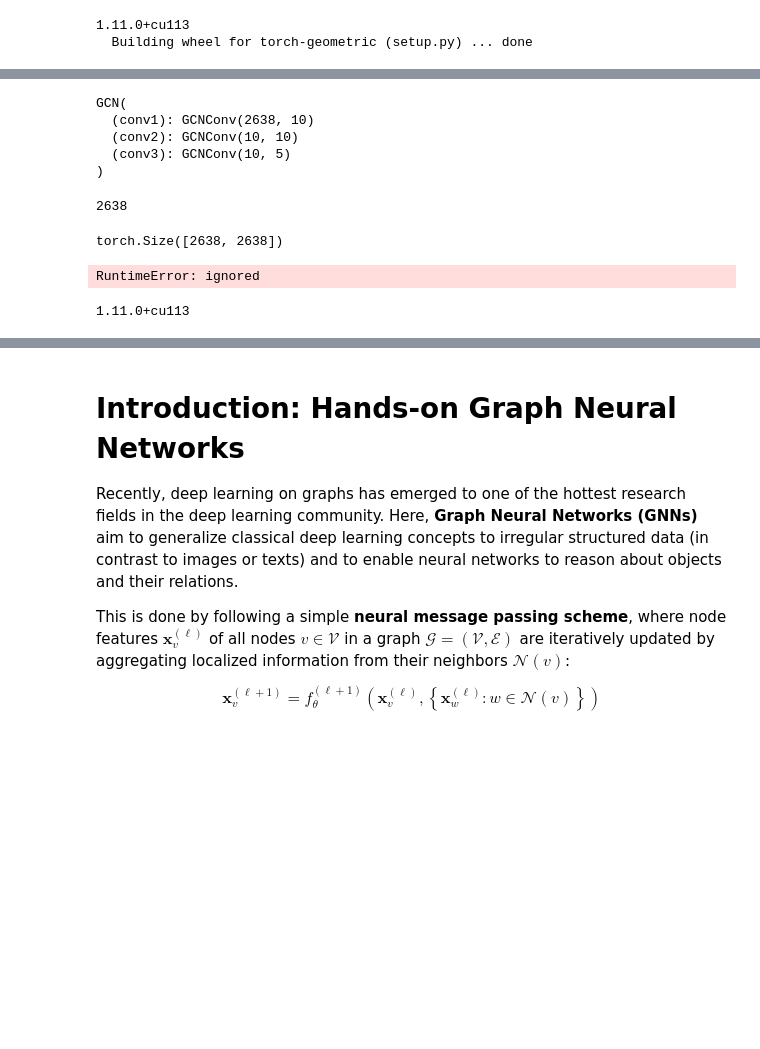
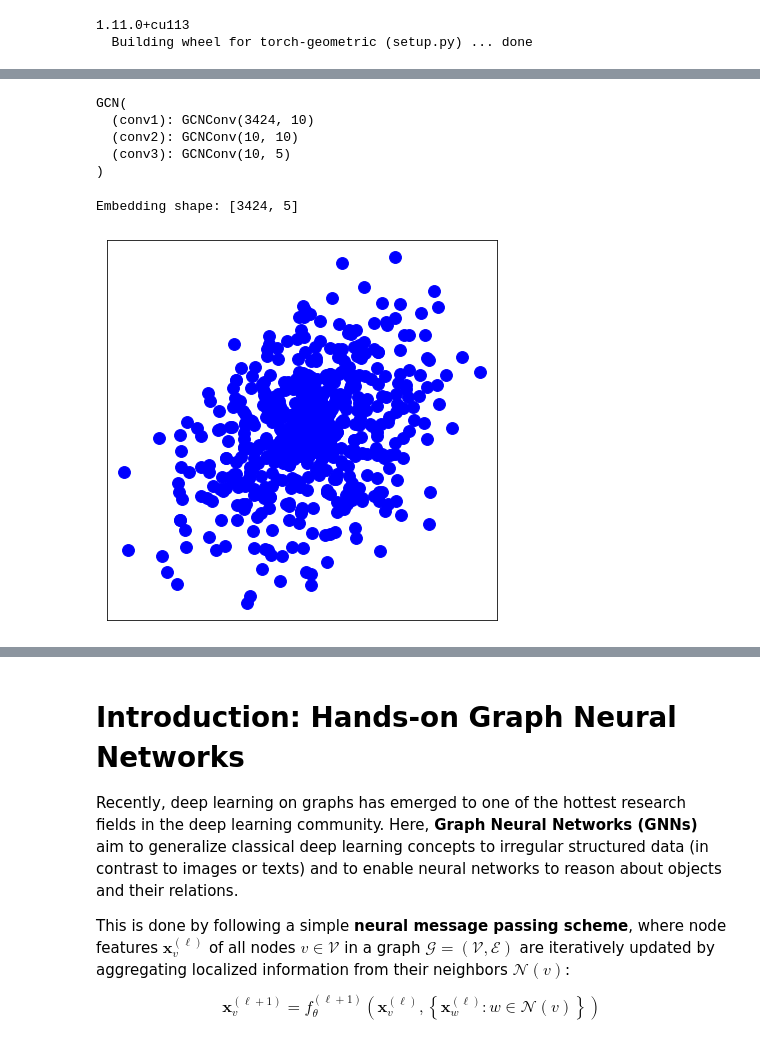
Before and after one commit to Zahid8/Pytorch-Geometric, a Jupyter notebook: Copy_of_intro_+_self_graph_NN.ipynb, the cells around one changed output, grey strips where cells are left out. Cells and saved outputs as stored; diff of their text form; code cells hidden in the pictures; blank space fills up the shorter version.

```diff
--- a/Copy_of_intro_+_self_graph_NN.ipynb
+++ b/Copy_of_intro_+_self_graph_NN.ipynb
@@ -245,33 +256,25 @@ class GCN(torch.nn.Module):
         h = h.tanh()  # Final GNN embedding space.
 
         # Apply a final (linear) classifier.
-        #out = self.classifier(h)
+        out = h
 
-        return h
+        return out,h
 
 model = GCN()
 print(model)
 # %% [output]
 GCN(
-  (conv1): GCNConv(2638, 10)
+  (conv1): GCNConv(3424, 10)
   (conv2): GCNConv(10, 10)
   (conv3): GCNConv(10, 5)
 )
-# %%
-dataset.num_features
-# %% [output]
-2638
-# %%
-data.edge_index.shape
-data.x.shape
-# %% [output]
-torch.Size([2638, 2638])
 # %%
 model = GCN()
 
-h = model(data.x, data.edge_index)
-#print(f'Embedding shape: {list(h.shape)}')
+_,h = model(data.x, data.edge_index)
+print(f'Embedding shape: {list(h.shape)}')
 
-#visualize_embedding(h, color='blue')
+visualize_embedding(h, color='blue')
 # %% [output]
-RuntimeError: ignored
+Embedding shape: [3424, 5]
+[figure, added]
@@ -282,43 +280,0 @@ for i in range(len(df3['edge_pairs'])):
-# %%
-# Install required packages.
-import os
-import torch
-os.environ['TORCH'] = torch.__version__
-print(torch.__version__)
-from typing import Callable, Optional
-
-import torch
-
-from torch_geometric.data import Data, InMemoryDataset
-
-
-!pip install -q torch-scatter -f https://data.pyg.org/whl/torch-${TORCH}.html
-!pip install -q torch-sparse -f https://data.pyg.org/whl/torch-${TORCH}.html
-!pip install -q git+https://github.com/pyg-team/pytorch_geometric.git
-
-# Helper function for visualization.
-%matplotlib inline
-import networkx as nx
-import matplotlib.pyplot as plt
-
-
-def visualize_graph(G, color):
-    plt.figure(figsize=(7,7))
-    plt.xticks([])
-    plt.yticks([])
-    nx.draw_networkx(G, pos=nx.spring_layout(G, seed=42), with_labels=False,
-                     node_color=color, cmap="Set2")
-    plt.show()
-
-
-def visualize_embedding(h, color, epoch=None, loss=None):
-    plt.figure(figsize=(7,7))
-    plt.xticks([])
-    plt.yticks([])
-    h = h.detach().cpu().numpy()
-    plt.scatter(h[:, 0], h[:, 1], s=140, c=color, cmap="Set2")
-    if epoch is not None and loss is not None:
-        plt.xlabel(f'Epoch: {epoch}, Loss: {loss.item():.4f}', fontsize=16)
-    plt.show()
-# %% [output]
-1.11.0+cu113
```
Also changed, not shown: parts of 21 cells of this notebook.
